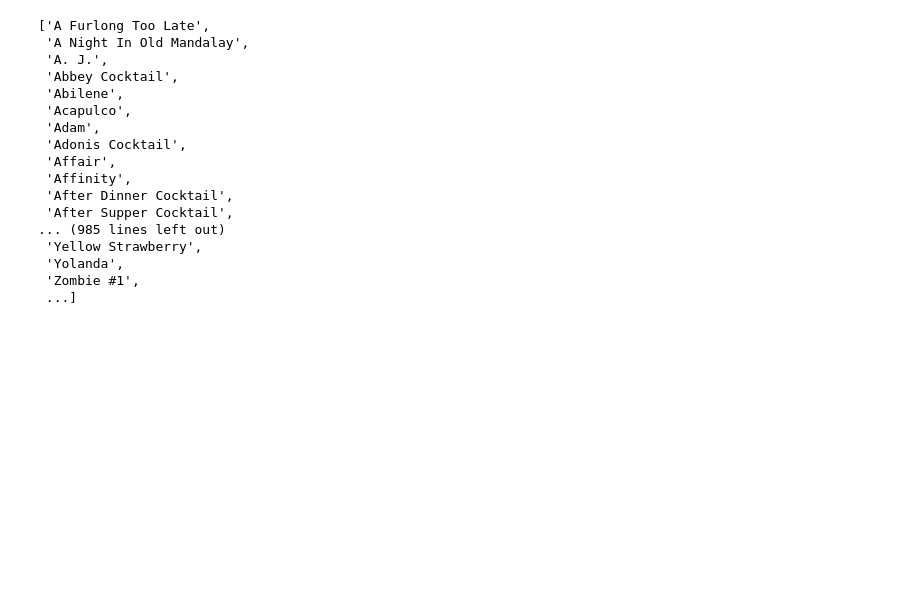
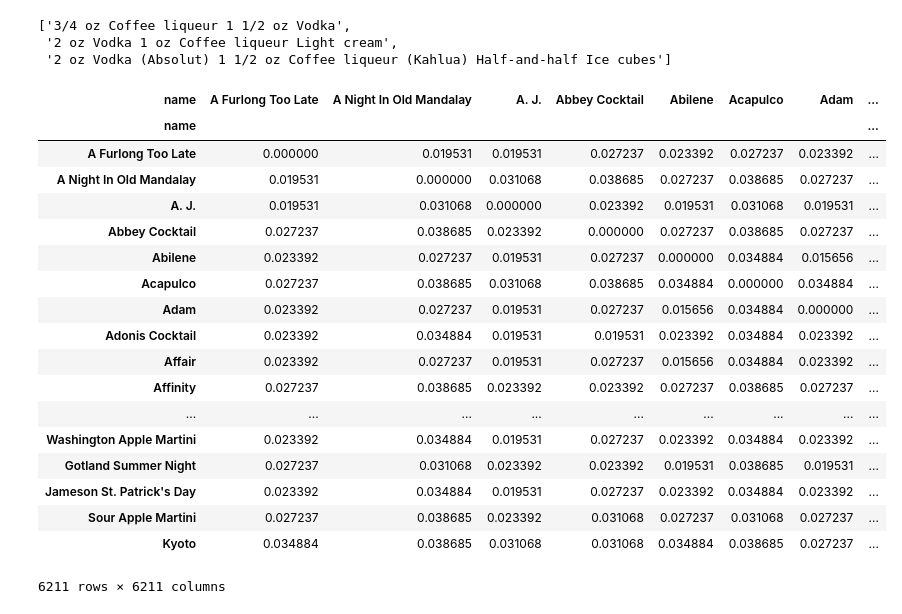
Before and after one commit to noob-saibot/RSScocktails, a Jupyter notebook: similarity.ipynb, the cells around one changed output. Saved outputs shown, nothing was run; the diff lists cells and outputs as text; code cells hidden in the pictures; blank space fills up the shorter version.

```diff
--- a/similarity.ipynb
+++ b/similarity.ipynb
@@ -16,3 +17,5 @@ import xml.etree.ElementTree as ET
 # %%
 con = Connector()
 df = con.get_values('proc_table')
+# %%
+df_val = df.copy().drop('name', axis=1)
@@ -18,0 +26,11 @@ df = con.get_values('proc_table')
+# %%
+metrics = dist._METRICS.keys()
+# %%
+metrics_dct = {}
+for metric in metrics:
+    try:
+        metrics_dct[metric] = pd.DataFrame(dist.cdist(df_val, df_val, metric=metric),
+                   columns=df['name'],
+                   index=df['name'])
+    except:
+        print('{} was excepted'.format(metric))
@@ -19,20 +66,30 @@ df = con.get_values('proc_table')
 # %%
-df['name'].values.tolist()
+cocktails.name.values.tolist()
-# %% [output]
-['A Furlong Too Late',
- 'A Night In Old Mandalay',
- 'A. J.',
- 'Abbey Cocktail',
- 'Abilene',
- 'Acapulco',
- 'Adam',
- 'Adonis Cocktail',
- 'Affair',
- 'Affinity',
- 'After Dinner Cocktail',
- 'After Supper Cocktail',
-... (985 lines left out)
- 'Yellow Strawberry',
- 'Yolanda',
- 'Zombie #1',
- ...]
+# %%
+cocktails[cocktails.name.isin(['White Russian', 'Black Russian', 'Caucasian'])]['ing'].values.tolist()
+# %% [output]
+['3/4 oz Coffee liqueur 1 1/2 oz Vodka',
+ '2 oz Vodka 1 oz Coffee liqueur Light cream',
+ '2 oz Vodka (Absolut) 1 1/2 oz Coffee liqueur (Kahlua) Half-and-half Ice cubes']
+# %%
+metrics_dct['rogerstanimoto']
+# %% [output]
+| name | A Furlong Too Late | A Night In Old Mandalay | A. J. | Abbey Cocktail | Abilene | Acapulco | Adam | ... |
+| name |  |  |  |  |  |  |  | ... |
+| A Furlong Too Late | 0.000000 | 0.019531 | 0.019531 | 0.027237 | 0.023392 | 0.027237 | 0.023392 | ... |
+| A Night In Old Mandalay | 0.019531 | 0.000000 | 0.031068 | 0.038685 | 0.027237 | 0.038685 | 0.027237 | ... |
+| A. J. | 0.019531 | 0.031068 | 0.000000 | 0.023392 | 0.019531 | 0.031068 | 0.019531 | ... |
+| Abbey Cocktail | 0.027237 | 0.038685 | 0.023392 | 0.000000 | 0.027237 | 0.038685 | 0.027237 | ... |
+| Abilene | 0.023392 | 0.027237 | 0.019531 | 0.027237 | 0.000000 | 0.034884 | 0.015656 | ... |
+| Acapulco | 0.027237 | 0.038685 | 0.031068 | 0.038685 | 0.034884 | 0.000000 | 0.034884 | ... |
+| Adam | 0.023392 | 0.027237 | 0.019531 | 0.027237 | 0.015656 | 0.034884 | 0.000000 | ... |
+| Adonis Cocktail | 0.023392 | 0.034884 | 0.019531 | 0.019531 | 0.023392 | 0.034884 | 0.023392 | ... |
+| Affair | 0.023392 | 0.027237 | 0.019531 | 0.027237 | 0.015656 | 0.034884 | 0.023392 | ... |
+| Affinity | 0.027237 | 0.038685 | 0.023392 | 0.023392 | 0.027237 | 0.038685 | 0.027237 | ... |
+| ... | ... | ... | ... | ... | ... | ... | ... | ... |
+| Washington Apple Martini | 0.023392 | 0.034884 | 0.019531 | 0.027237 | 0.023392 | 0.034884 | 0.023392 | ... |
+| Gotland Summer Night | 0.027237 | 0.031068 | 0.023392 | 0.023392 | 0.019531 | 0.038685 | 0.019531 | ... |
+| Jameson St. Patrick's Day | 0.023392 | 0.034884 | 0.019531 | 0.027237 | 0.023392 | 0.034884 | 0.023392 | ... |
+| Sour Apple Martini | 0.027237 | 0.038685 | 0.023392 | 0.031068 | 0.027237 | 0.031068 | 0.027237 | ... |
+| Kyoto | 0.034884 | 0.038685 | 0.031068 | 0.031068 | 0.034884 | 0.038685 | 0.027237 | ... |
+6211 rows × 6211 columns
```
Also changed, not shown: parts of 7 cells of this notebook.
